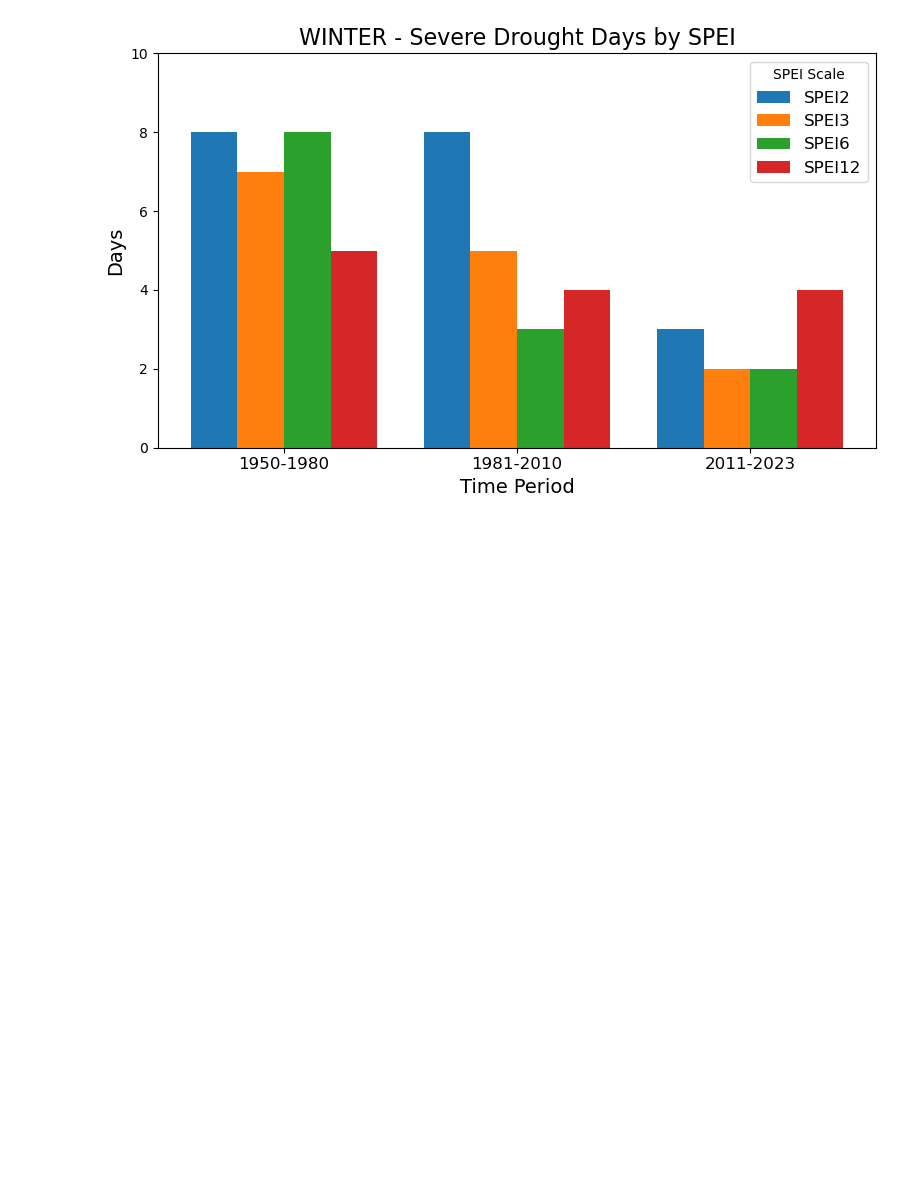
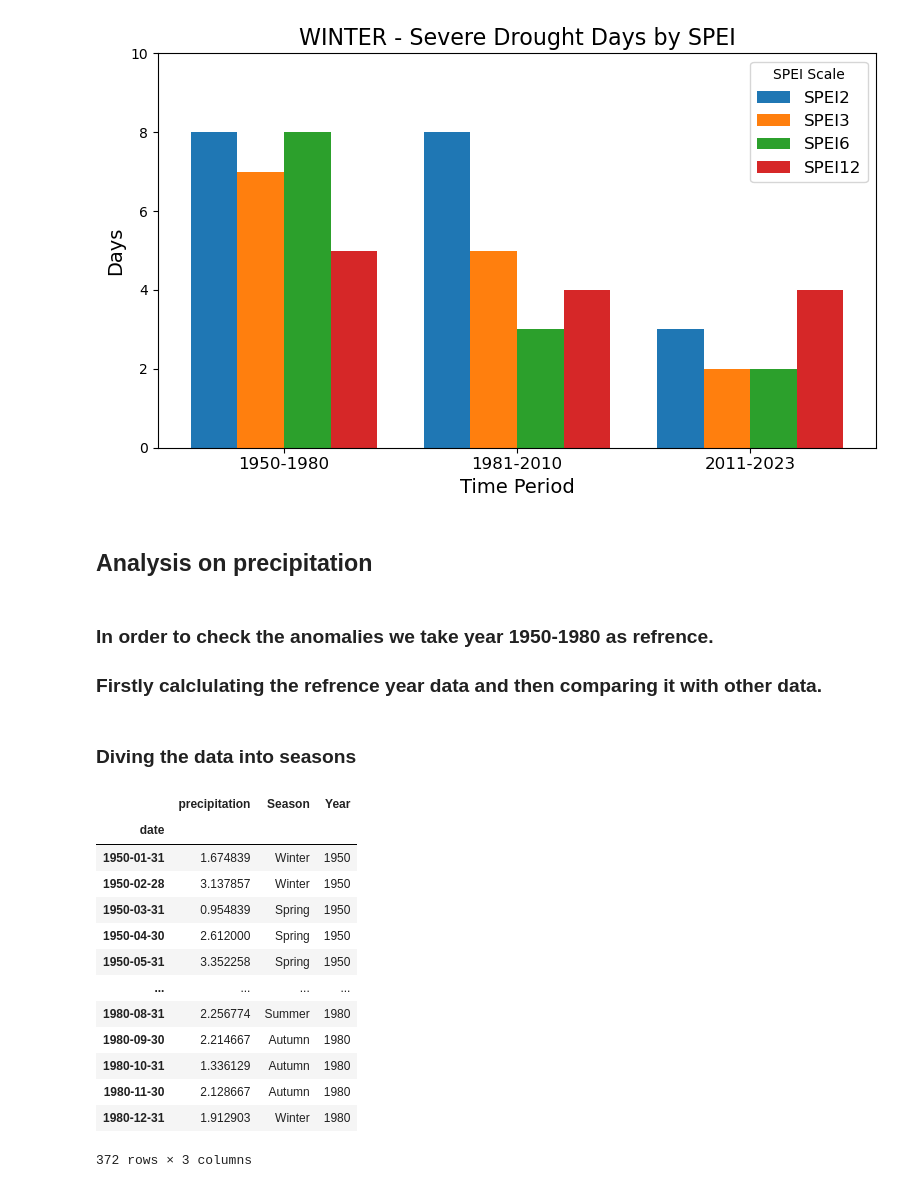
Before and after one commit to jaineshk/CCA_Harz_Project_2025, a Jupyter notebook: Analysis_on_Hydroclimatic Extremes.ipynb, the cells around one changed output. Cells and saved outputs as stored; diff of their text form; code cells hidden in the pictures; blank space fills up the shorter version.

Commit message:
precipitations

```diff
--- a/Analysis_on_Hydroclimatic Extremes.ipynb
+++ b/Analysis_on_Hydroclimatic Extremes.ipynb
@@ -409,3 +433,35 @@ for season in seasons:
 [figure]
 [figure]
 [figure]
+# %% [markdown]
+## Analysis on precipitation
+# %% [markdown]
+### In order to check the anomalies we take year 1950-1980 as refrence.
+### Firstly calclulating the refrence year data and then comparing it with other data.
+# %% [markdown]
+### Diving the data into seasons
+# %%
+#open_meto_1950_2023_precipitation
+precipitation_all = open_meto_1950_2023_precipitation_monthly.copy()
+#Reference_period = open_meto_1950_2023_precipitation.loc["1950-01-01":"1980-12-31"]
+precipitation_all['Season'] = precipitation_all.index.map(seasons_create)
+# %%
+#reference Year
+precipitation_all['Year'] = precipitation_all.index.year
+precipitation_refrence = precipitation_all[(precipitation_all["Year"] >= 1950) & (precipitation_all["Year"] <= 1980)]
+precipitation_refrence
+# %% [output]
+|  | precipitation | Season | Year |
+| date |  |  |  |
+| 1950-01-31 | 1.674839 | Winter | 1950 |
+| 1950-02-28 | 3.137857 | Winter | 1950 |
+| 1950-03-31 | 0.954839 | Spring | 1950 |
+| 1950-04-30 | 2.612000 | Spring | 1950 |
+| 1950-05-31 | 3.352258 | Spring | 1950 |
+| ... | ... | ... | ... |
+| 1980-08-31 | 2.256774 | Summer | 1980 |
+| 1980-09-30 | 2.214667 | Autumn | 1980 |
+| 1980-10-31 | 1.336129 | Autumn | 1980 |
+| 1980-11-30 | 2.128667 | Autumn | 1980 |
+| 1980-12-31 | 1.912903 | Winter | 1980 |
+372 rows × 3 columns
```
Also changed, not shown: parts of 15 cells of this notebook, 3 other files.
